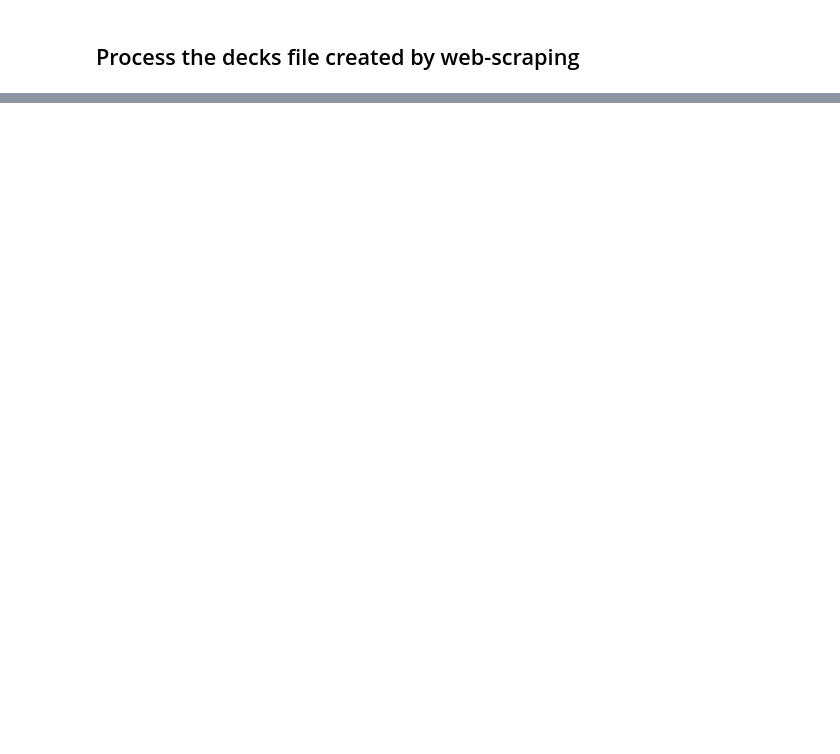
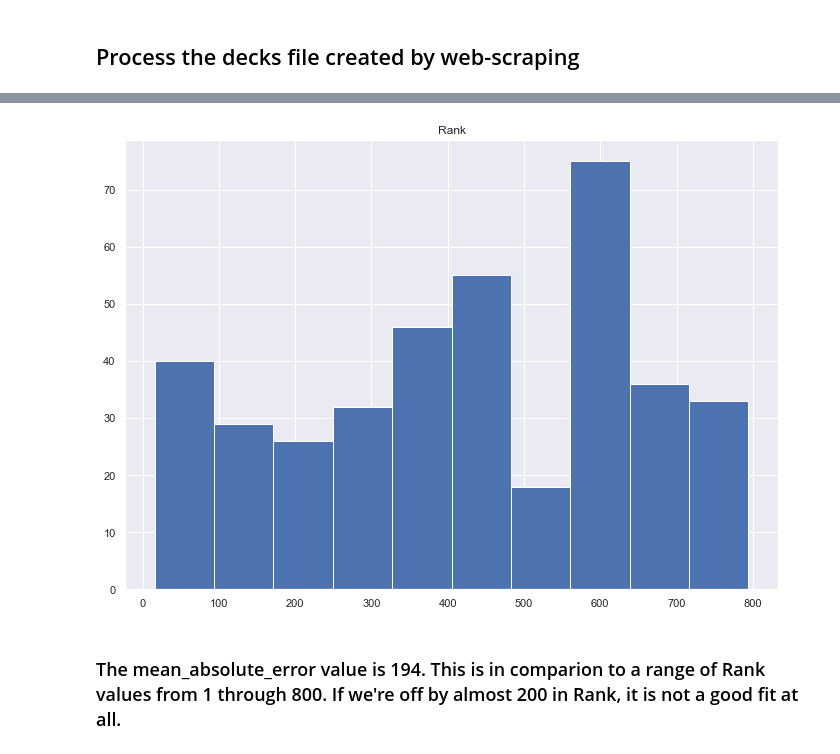
Before and after one commit to build-week2-pokemon1/DataScience, a Jupyter notebook: samir/pokemon.ipynb, the cells around one changed output, grey strips where cells are left out. Drawn from its saved outputs; the diff is of its cells as text; code cells hidden in the pictures; blank space fills up the shorter version.

```diff
--- a/samir/pokemon.ipynb
+++ b/samir/pokemon.ipynb
@@ -286,0 +595,6 @@ sns.scatterplot(data=df_all, x='Move_points', y='Atk_plus_Def');
+# %%
+truncated.hist(column=['Rank']);
+# %% [output]
+[figure, added]
+# %% [markdown]
+### The mean_absolute_error value is 194. This is in comparion to a range of Rank values from 1 through 800. If we're off by almost 200 in Rank, it is not a good fit at all.
```
Also changed, not shown: parts of 41 cells of this notebook, 2 other files.
